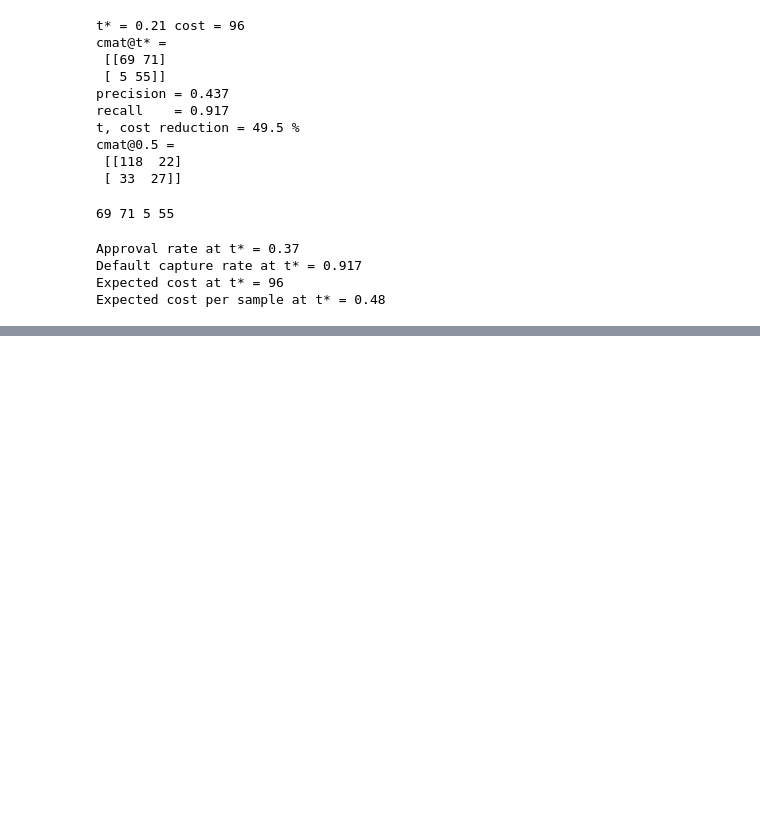
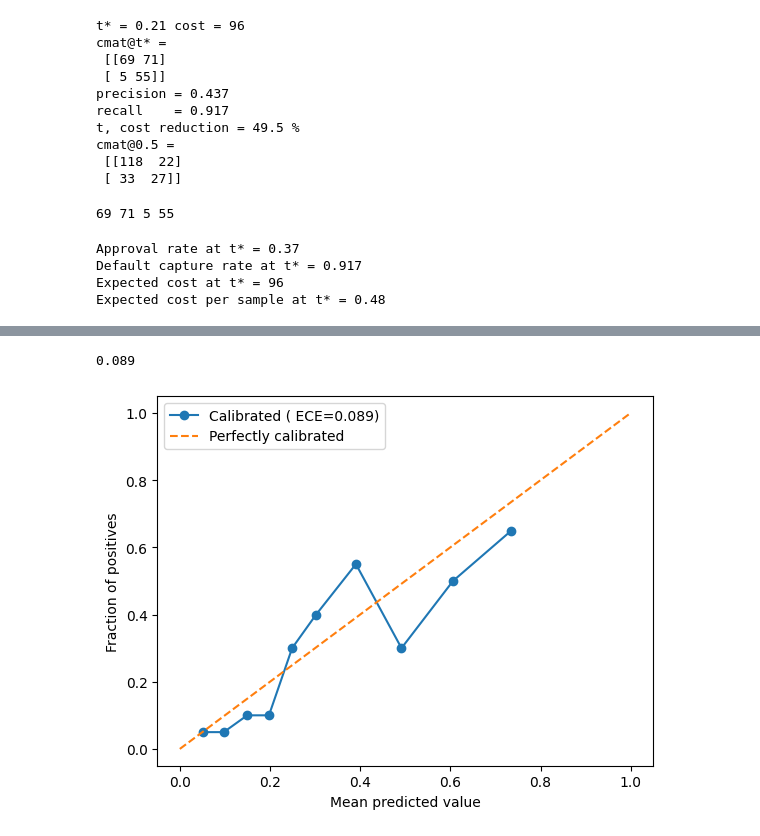
Before and after one commit to Je4n-A/Trouble-shooting-assistant, a Jupyter notebook: German_Credit.ipynb, the cells around one changed output, grey strips where cells are left out. Saved outputs shown, nothing was run; the diff lists cells and outputs as text; code cells hidden in the pictures; blank space fills up the shorter version.

Commit message:
"calibration"

```diff
--- a/German_Credit.ipynb
+++ b/German_Credit.ipynb
@@ -283,0 +314,14 @@ Expected cost per sample at t* = 0.48
+# %%
+from sklearn.calibration import calibration_curve
+fop, mpv = calibration_curve(y_true, p_bad_cal, n_bins=10, strategy="quantile")
+ece = float(np.mean(np.abs(fop - mpv)))
+print(round(ece, 3))
+# then plot mpv vs fop with a y=x line
+plt.figure()
+plt.plot(mpv, fop, marker='o', label=f"Calibrated ( ECE={ece:.3f})")
+plt.plot([0,1],[0,1], linestyle="--", label="Perfectly calibrated")
+plt.xlabel("Mean predicted value"); plt.ylabel("Fraction of positives")
+plt.legend(); plt.show()
+# %% [output]
+0.089
+[figure, added]
```
Also changed, not shown: parts of 2 cells of this notebook.
